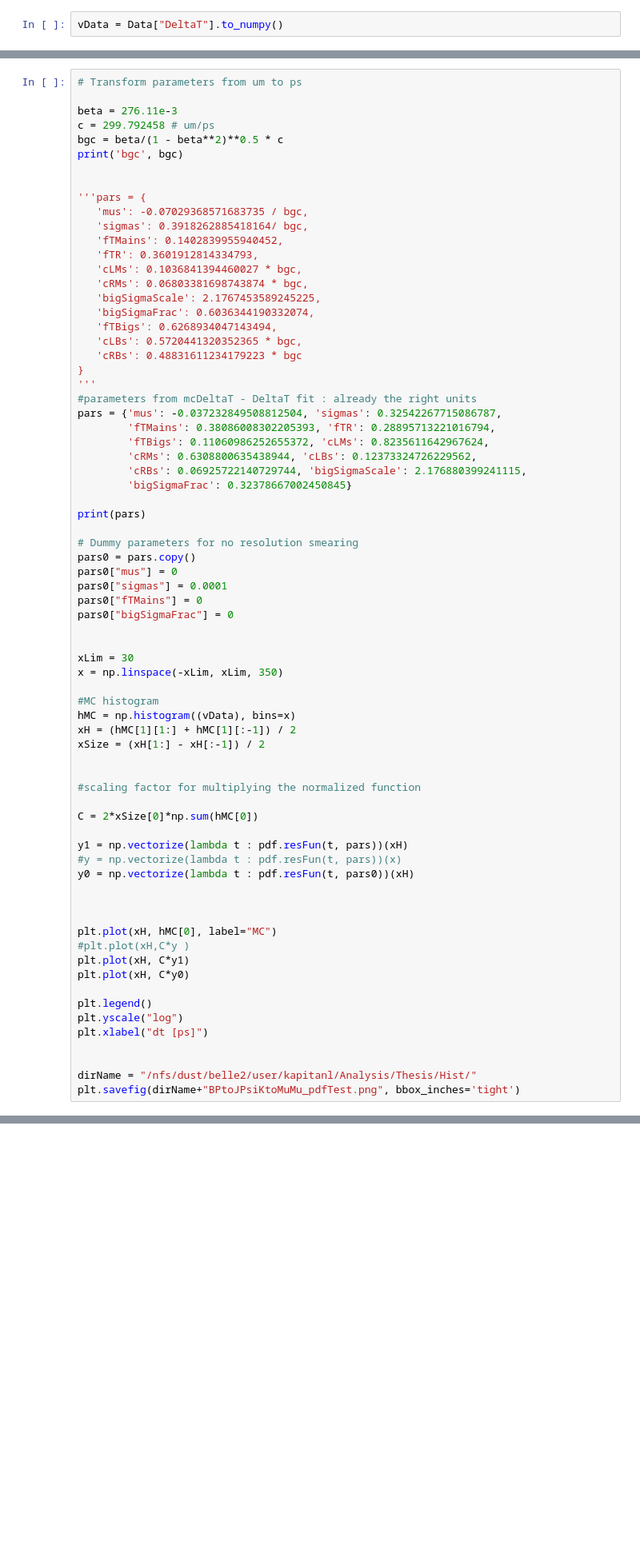
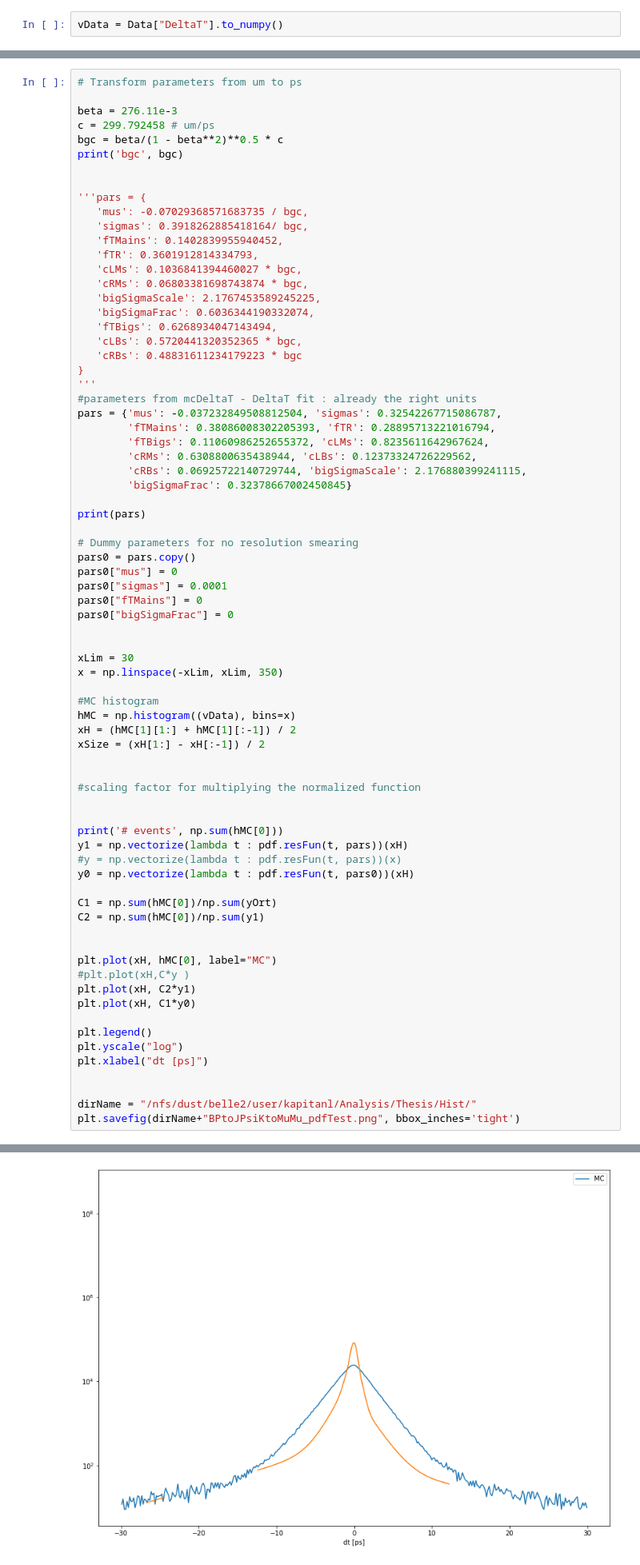
Before and after one commit to zleba/chebFitter, a Jupyter notebook: python/pdf_tau_BPtoJPsiKtoMuMu.ipynb, the cells around one changed output, grey strips where cells are left out. Shown: that part at 80% size. Cells and saved outputs as stored; diff of their text form; blank space fills up the shorter version.

```diff
--- a/python/pdf_tau_BPtoJPsiKtoMuMu.ipynb
+++ b/python/pdf_tau_BPtoJPsiKtoMuMu.ipynb
@@ -87,18 +98,20 @@ xSize = (xH[1:] - xH[:-1]) / 2
 
 #scaling factor for multiplying the normalized function
 
-C = 2*xSize[0]*np.sum(hMC[0])
 
+print('# events', np.sum(hMC[0]))
 y1 = np.vectorize(lambda t : pdf.resFun(t, pars))(xH)
 #y = np.vectorize(lambda t : pdf.resFun(t, pars))(x)
 y0 = np.vectorize(lambda t : pdf.resFun(t, pars0))(xH)
 
+C1 = np.sum(hMC[0])/np.sum(yOrt)
+C2 = np.sum(hMC[0])/np.sum(y1)
 
 
 plt.plot(xH, hMC[0], label="MC")
 #plt.plot(xH,C*y )
-plt.plot(xH, C*y1)
-plt.plot(xH, C*y0)
+plt.plot(xH, C2*y1)
+plt.plot(xH, C1*y0)
 
 plt.legend()
 plt.yscale("log")
@@ -107,3 +120,4 @@ plt.xlabel("dt [ps]")
 
 dirName = "/nfs/dust/belle2/user/kapitanl/Analysis/Thesis/Hist/"
 plt.savefig(dirName+"BPtoJPsiKtoMuMu_pdfTest.png", bbox_inches='tight')
+# %% [output]
@@ -110,3 +127,4 @@ plt.savefig(dirName+"BPtoJPsiKtoMuMu_pdfTest.png", bbox_inches='tight')
+[figure, added]
 # %% [markdown]
 ## B Decays
 # %% [markdown]
```
Also changed, not shown: parts of 5 cells of this notebook, 34 other files.
